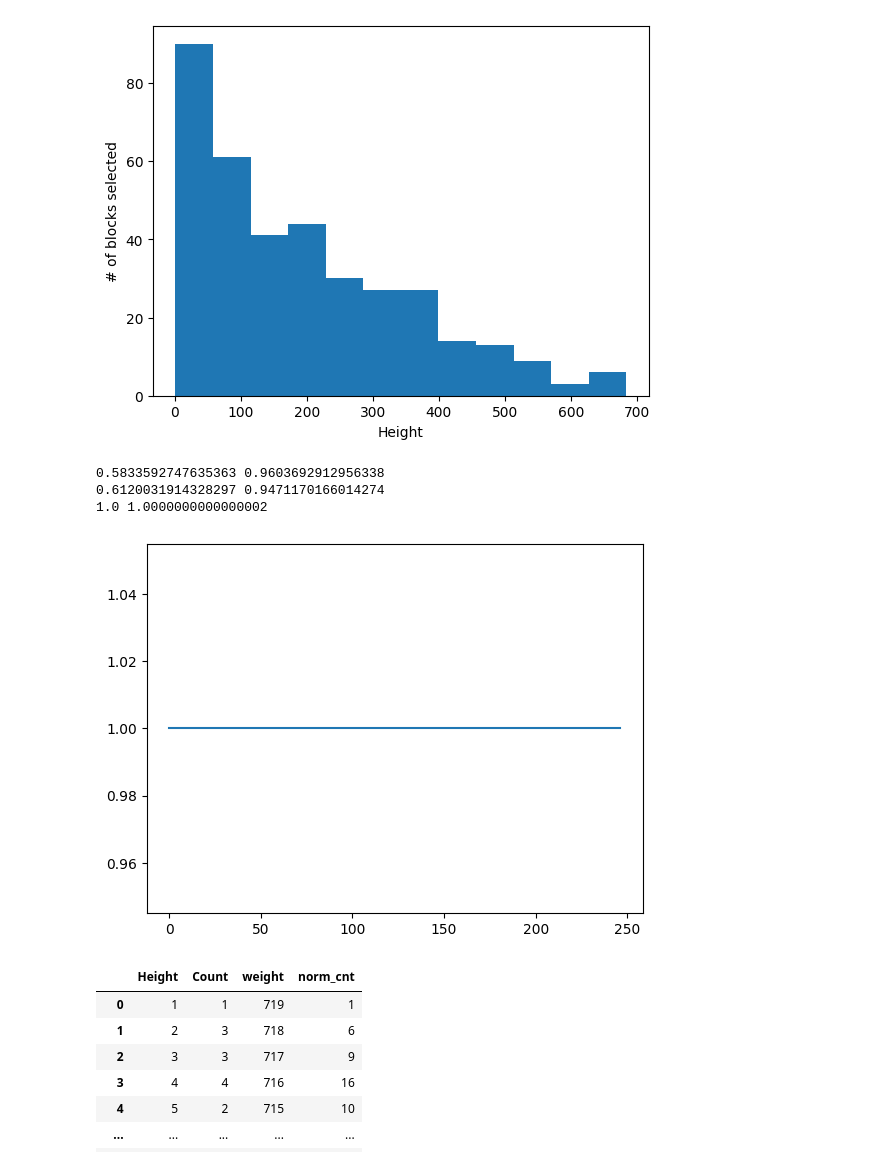
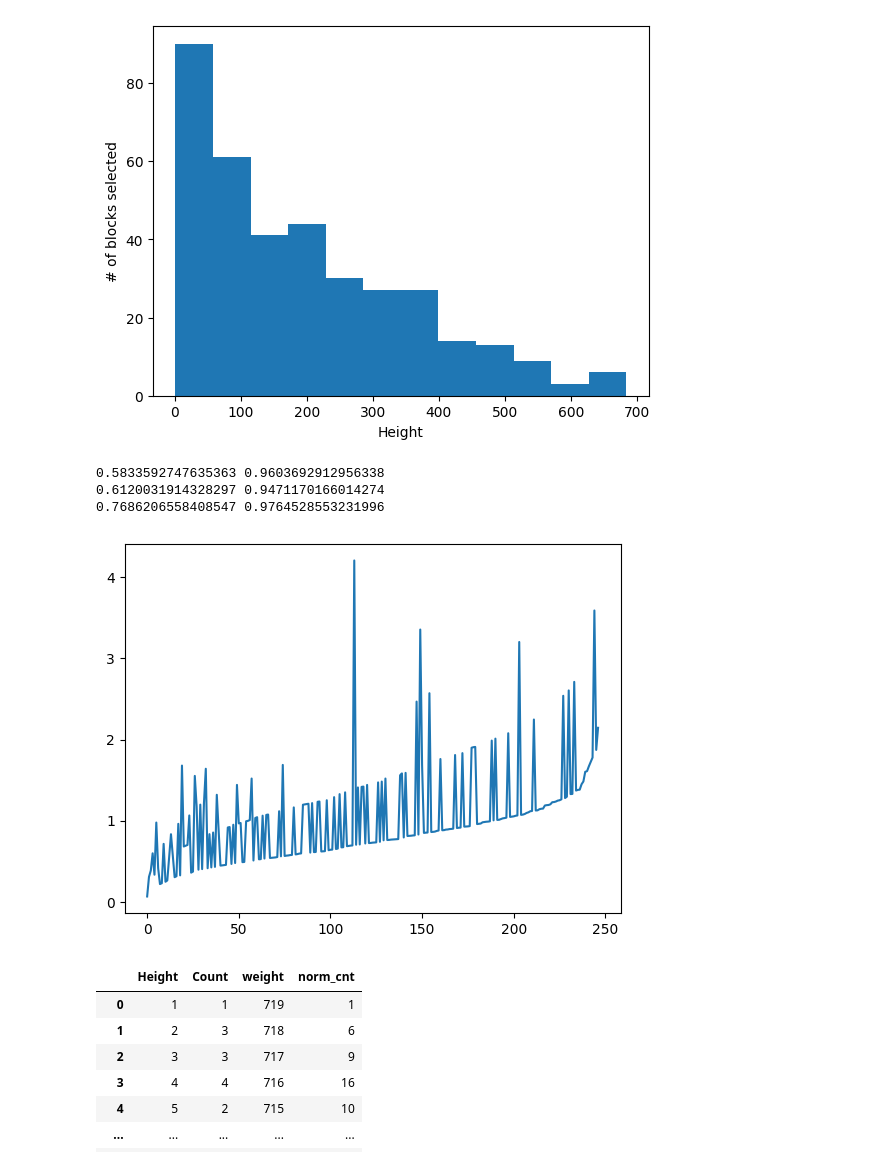
Before and after one commit to JunwookHeo/bcsos, a Jupyter notebook: python_utils/VisualPoS.ipynb, the cells around one changed output. Drawn from its saved outputs; the diff is of its cells as text; code cells hidden in the pictures.

Commit message:
Apply weight for block selection - weight is calculated by surprisal

```diff
--- a/python_utils/VisualPoS.ipynb
+++ b/python_utils/VisualPoS.ipynb
@@ -235,8 +235,8 @@ def cal_acc_prob(vmax):
     pis = []
     for i in range(vmax):
         pi = 0
-        for j in range(i, vmax):
-            pi += 1/(j+1)
+        for j in range(max(i, 5), vmax):
+            pi += 1/(j-1)
         # pi = pi*np.log10(pi)
         pis.append(pi)
 
@@ -246,38 +246,40 @@ def cal_acc_prob(vmax):
     pis2[:] = [-np.log10(x) for x in pis2]
     # print(pis2)
     # plt.plot(pis2)
-    return pis2
+    return pis, pis2
 
 def cal_evenness3(sdf, vmax):
     vdf = sdf.copy()
-    pis = cal_acc_prob(vmax)
+    pis, pis2 = cal_acc_prob(vmax)
 
     # vdf.set_index('Height', inplace=True)
     # vdf = vdf.reindex(list(range(0,vmax)),fill_value=0)
     # vdf['weight'] =  pis
-    vdf['weight'] = [pis[v] for v in vdf['Height'].values]
+    vdf['weight'] = [pis2[v] for v in vdf['Height'].values]
+    vdf['Count2'] = [pis[v] for v in vdf['Height'].values]
     # print('weights',vdf)
     vdf['norm_cnt'] = vdf['Count']*vdf['weight']
+    # vdf['norm_cnt'] = vdf['Count2']*vdf['weight']
     values = vdf['norm_cnt'].to_list()
 
     nf = fairnessnorm(values)
     ne = entropynorm(values)
     print(nf, ne)
     # print(values)
     plt.plot(values)
 
     # print(vdf['norm_cnt'])
 
     # vdf['norm_cnt'].plot()
 
 cal_evenness1(bdf2, 720)
 cal_evenness2(bdf2, 720)
 cal_evenness3(bdf2, 720)
 # %% [output]
 0.5833592747635363 0.9603692912956338
 0.6120031914328297 0.9471170166014274
-1.0 1.0000000000000002
+0.7686206558408547 0.9764528553231996
-[figure, old version]
+[figure, new version]
 # %%
 def cal_acc_prob(vmax):
     pis = []
```
